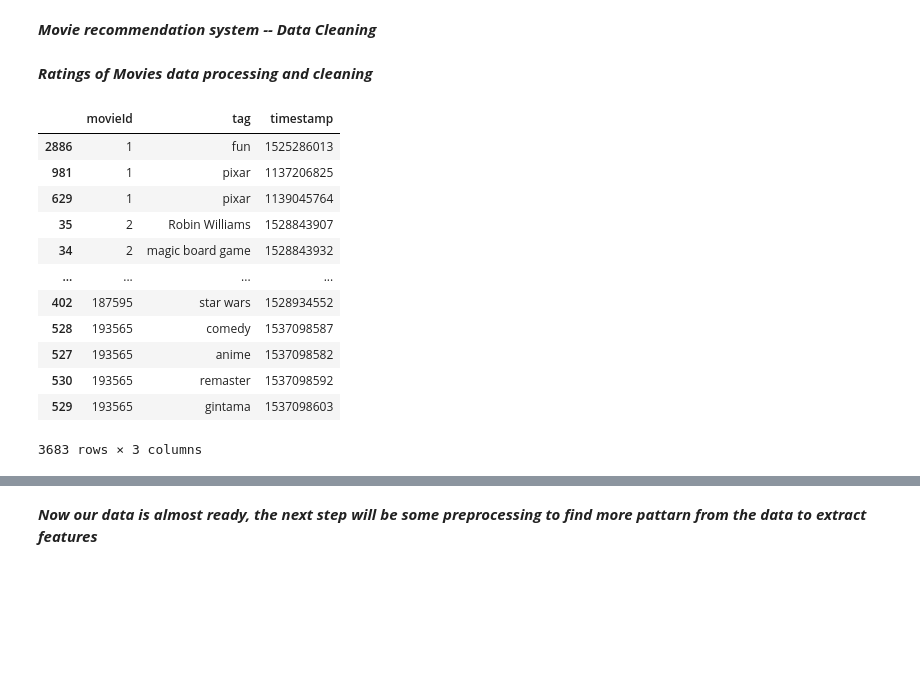
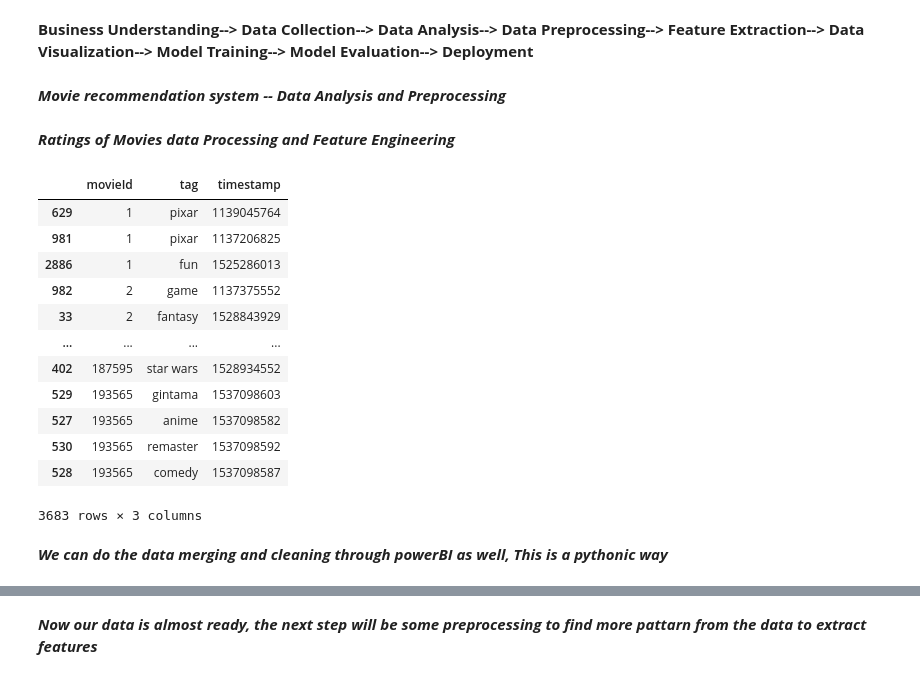
Before and after one commit to RifatAnwarRobin/Movie-Recommendation-System, a Jupyter notebook: core/pre_processing/data_preprocess.ipynb, the cells around one changed output, grey strips where cells are left out. Saved outputs shown, nothing was run; the diff lists cells and outputs as text; code cells hidden in the pictures; blank space fills up the shorter version.

```diff
--- a/core/pre_processing/data_preprocess.ipynb
+++ b/core/pre_processing/data_preprocess.ipynb
@@ -1,37 +1,41 @@
+# %% [markdown]
+**Business Understanding--> Data Collection--> Data Analysis--> Data Preprocessing--> Feature Extraction--> Data Visualization--> Model Training--> Model Evaluation--> Deployment**
 # %% [markdown]
-***Movie recommendation system -- Data Cleaning***
+***Movie recommendation system -- Data Analysis and Preprocessing***
 # %%
 #import section
 import pandas as pd
 from datetime import datetime, timezone
 # %% [markdown]
-***Ratings of Movies data processing and cleaning***
+***Ratings of Movies data Processing and Feature Engineering***
 # %%
-df_ratings=pd.read_csv("H:\\CODINGS\\ML_projects\\movie_recom_system\\data\\raw\\mov_lens_small\\ratings.csv")
-df_movies=pd.read_csv("H:\\CODINGS\\ML_projects\\movie_recom_system\\data\\raw\\mov_lens_small\\movies.csv")
-df_links=pd.read_csv("H:\\CODINGS\\ML_projects\\movie_recom_system\\data\\raw\\mov_lens_small\\links.csv")
-df_tags=pd.read_csv("H:\\CODINGS\\ML_projects\\movie_recom_system\\data\\raw\\mov_lens_small\\tags.csv")
+df_ratings=pd.read_csv("E:\\Coding\\ML_projects\\Movie-Recommendation-System\\data\\raw\\mov_lens_small\\ratings.csv")
+df_movies=pd.read_csv("E:\\Coding\\ML_projects\\Movie-Recommendation-System\\data\\raw\\mov_lens_small\\movies.csv")
+df_links=pd.read_csv("E:\\Coding\\ML_projects\\Movie-Recommendation-System\\data\\raw\\mov_lens_small\\links.csv")
+df_tags=pd.read_csv("E:\\Coding\\ML_projects\\Movie-Recommendation-System\\data\\raw\\mov_lens_small\\tags.csv")
 
 # df_movies.head(5)
 
 # df_links.head(5)
 # df_movies.shape,df_tags.shape,df_links.shape
 df_tags.drop(columns='userId',inplace=True)
 df_tags.sort_values(by='movieId')
 # %% [output]
 |  | movieId | tag | timestamp |
+| 629 | 1 | pixar | 1139045764 |
+| 981 | 1 | pixar | 1137206825 |
 | 2886 | 1 | fun | 1525286013 |
-| 981 | 1 | pixar | 1137206825 |
-| 629 | 1 | pixar | 1139045764 |
-| 35 | 2 | Robin Williams | 1528843907 |
-| 34 | 2 | magic board game | 1528843932 |
+| 982 | 2 | game | 1137375552 |
+| 33 | 2 | fantasy | 1528843929 |
 | ... | ... | ... | ... |
 | 402 | 187595 | star wars | 1528934552 |
-| 528 | 193565 | comedy | 1537098587 |
+| 529 | 193565 | gintama | 1537098603 |
 | 527 | 193565 | anime | 1537098582 |
 | 530 | 193565 | remaster | 1537098592 |
-| 529 | 193565 | gintama | 1537098603 |
+| 528 | 193565 | comedy | 1537098587 |
 3683 rows × 3 columns
+# %% [markdown]
+***We can do the data merging and cleaning through powerBI as well, This is a pythonic way***
 # %%
 #need to process the tags
 # group by movie, then use join to combine tags into a single string while maintaining duplicates.
```
Also changed, not shown: parts of 21 cells of this notebook, 10 other files.
